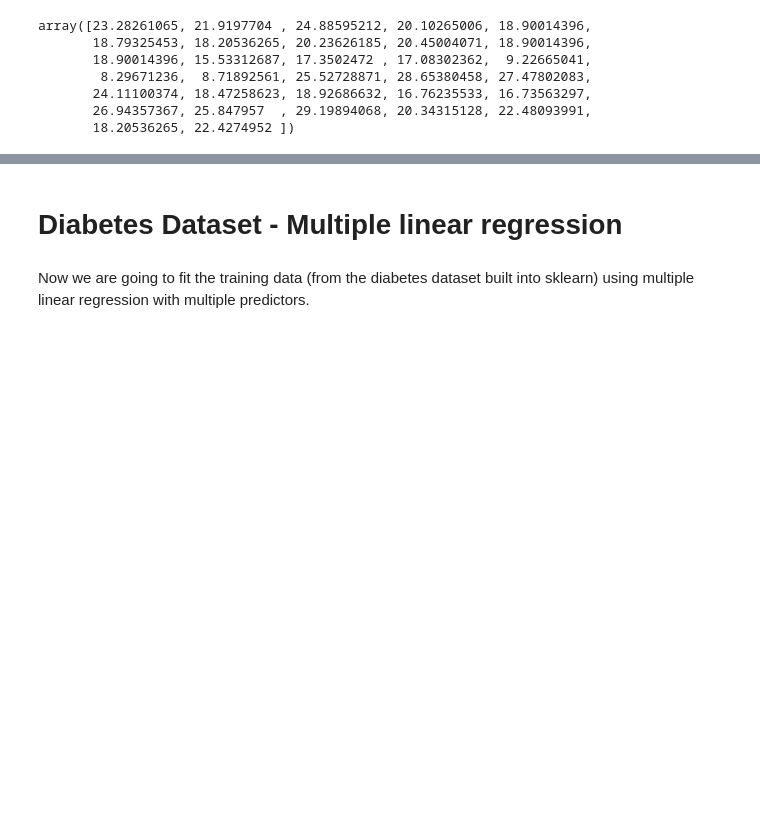
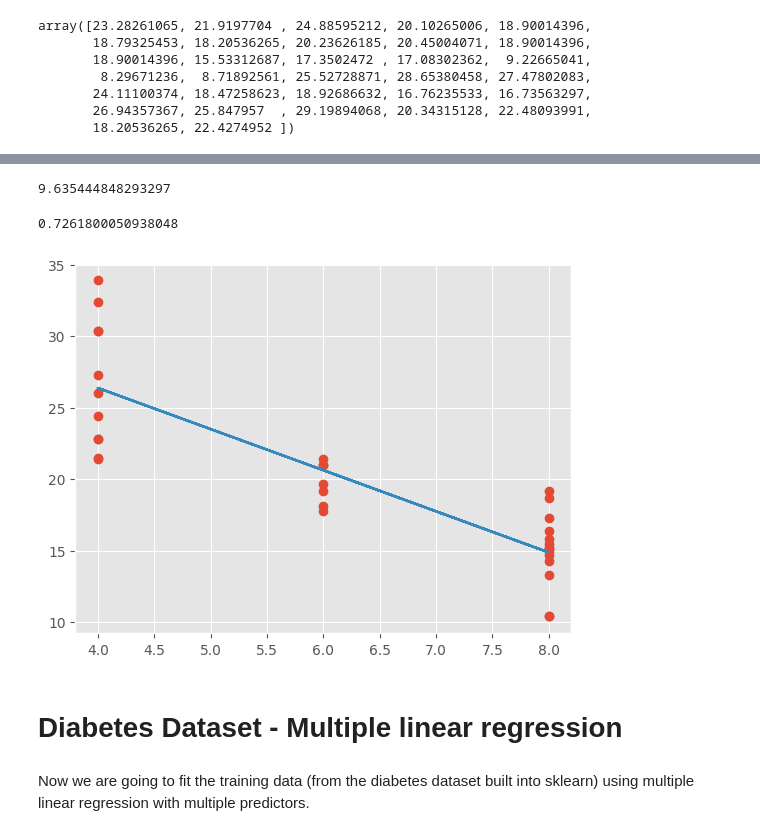
Before and after one commit to NiallRussell/machine-learning-material, a Jupyter notebook: LinearRegression.ipynb, the cells around one changed output, grey strips where cells are left out. Saved outputs shown, nothing was run; the diff lists cells and outputs as text; code cells hidden in the pictures; blank space fills up the shorter version.

```diff
--- a/LinearRegression.ipynb
+++ b/LinearRegression.ipynb
@@ -329,0 +327,3 @@ print(model.intercept_)
+# %%
+pred = model.predict(x2)
+pred
@@ -330,3 +338,17 @@ print(model.intercept_)
+# %%
+mse(y, pred)
+# %% [output]
+9.635444848293297
+# %%
+r2(y, pred)
+# %% [output]
+0.7261800050938048
+# %%
+plt.plot(x2,y,'o')
+plt.plot(x2,pred)
+plt.show()
+# %% [output]
+[figure, added]
 # %% [markdown]
 # Diabetes Dataset - Multiple linear regression
 # %% [markdown]
```
Also changed, not shown: parts of 10 cells of this notebook, 8 other files.
